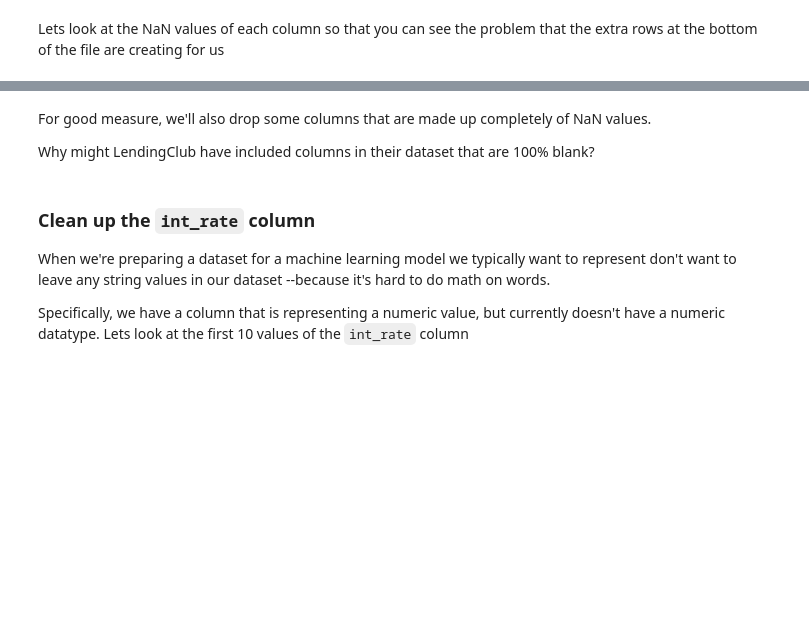
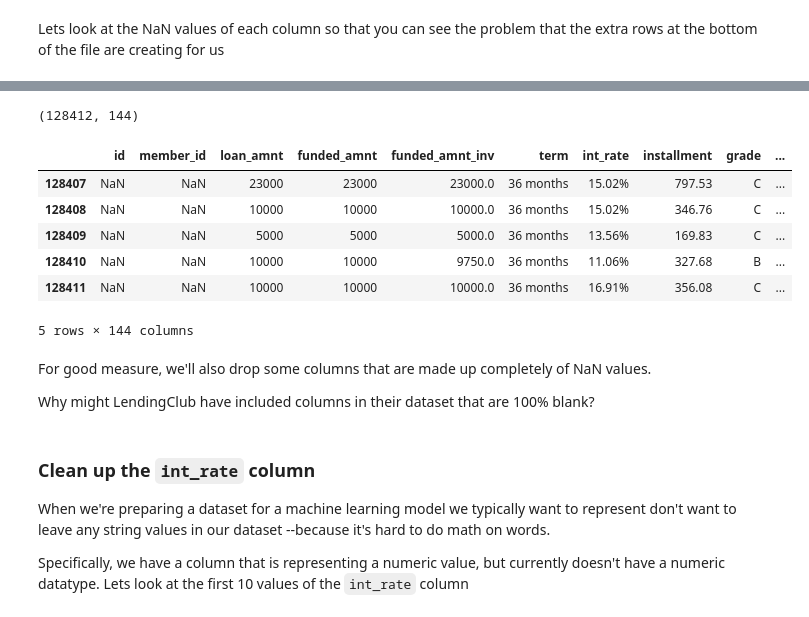
Before and after one commit to nsriniva/DS-Unit-1-Sprint-1-Data-Wrangling-and-Storytelling, a Jupyter notebook: module2-make-features/LS_DSPT9_112_Make_Features_completed.ipynb, the cells around one changed output, grey strips where cells are left out. Saved outputs shown, nothing was run; the diff lists cells and outputs as text; code cells hidden in the pictures; blank space fills up the shorter version.

```diff
--- a/module2-make-features/LS_DSPT9_112_Make_Features_completed.ipynb
+++ b/module2-make-features/LS_DSPT9_112_Make_Features_completed.ipynb
@@ -214,9 +397,18 @@ df.isnull().sum().sort_values()
 # %%
 # Address the extra NaNs in each column by skipping the footer as well.
 
-df = pd.read_csv('LoanStats_2018Q4.csv', header=1, skipfooter=2, engine='python')
+df = pd.read_csv('LoanStats_2018Q4.csv', header=1, skipfooter=2)
 print(df.shape)
-df.head()
+df.tail()
+# %% [output]
+(128412, 144)
+|  | id | member_id | loan_amnt | funded_amnt | funded_amnt_inv | term | int_rate | installment | grade | ... |
+| 128407 | NaN | NaN | 23000 | 23000 | 23000.0 | 36 months | 15.02% | 797.53 | C | ... |
+| 128408 | NaN | NaN | 10000 | 10000 | 10000.0 | 36 months | 15.02% | 346.76 | C | ... |
+| 128409 | NaN | NaN | 5000 | 5000 | 5000.0 | 36 months | 13.56% | 169.83 | C | ... |
+| 128410 | NaN | NaN | 10000 | 10000 | 9750.0 | 36 months | 11.06% | 327.68 | B | ... |
+| 128411 | NaN | NaN | 10000 | 10000 | 10000.0 | 36 months | 16.91% | 356.08 | C | ... |
+5 rows × 144 columns
 # %%
 df.isnull().sum().sort_values()
 # %% [markdown]
```
Also changed, not shown: parts of 17 cells of this notebook.
